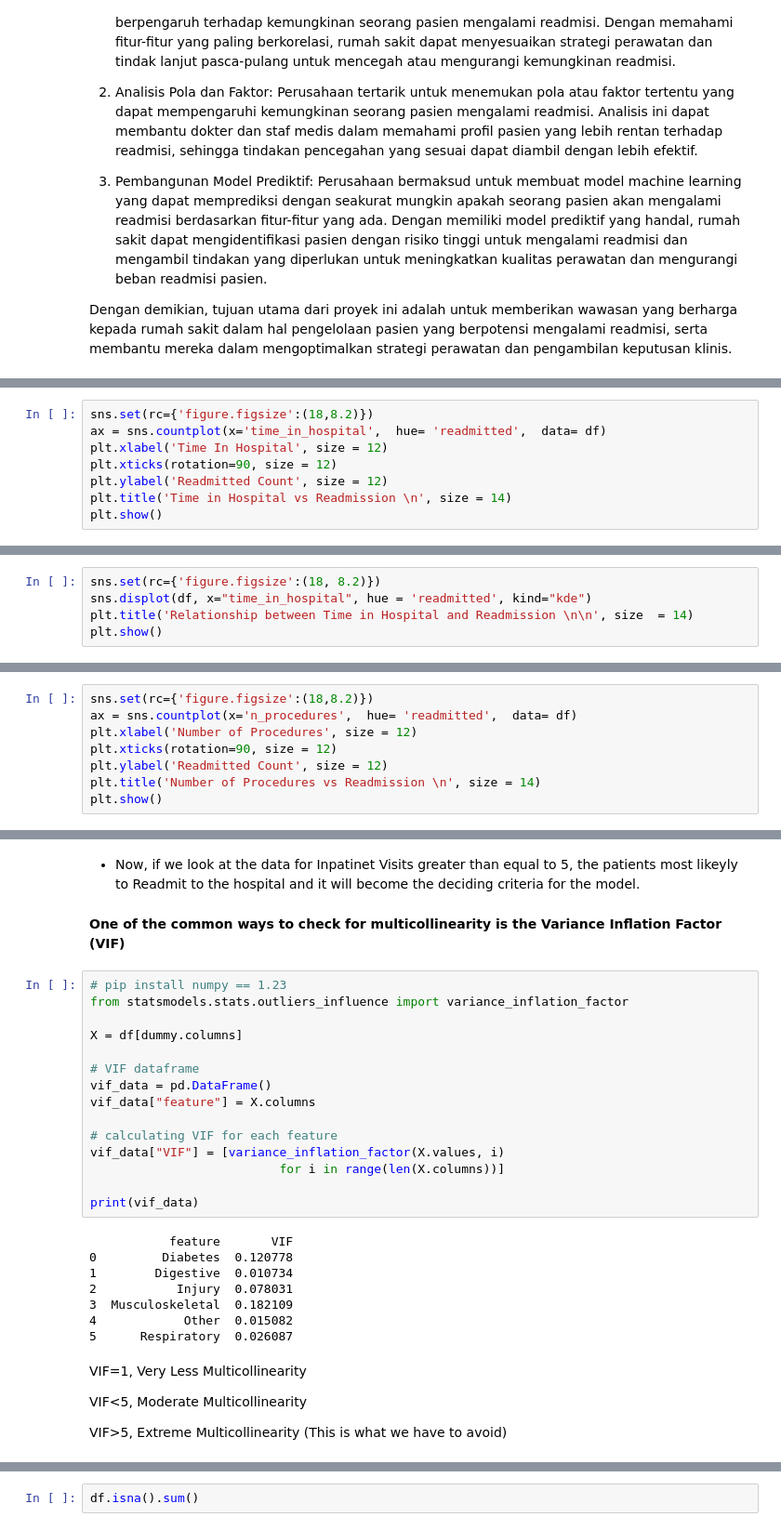
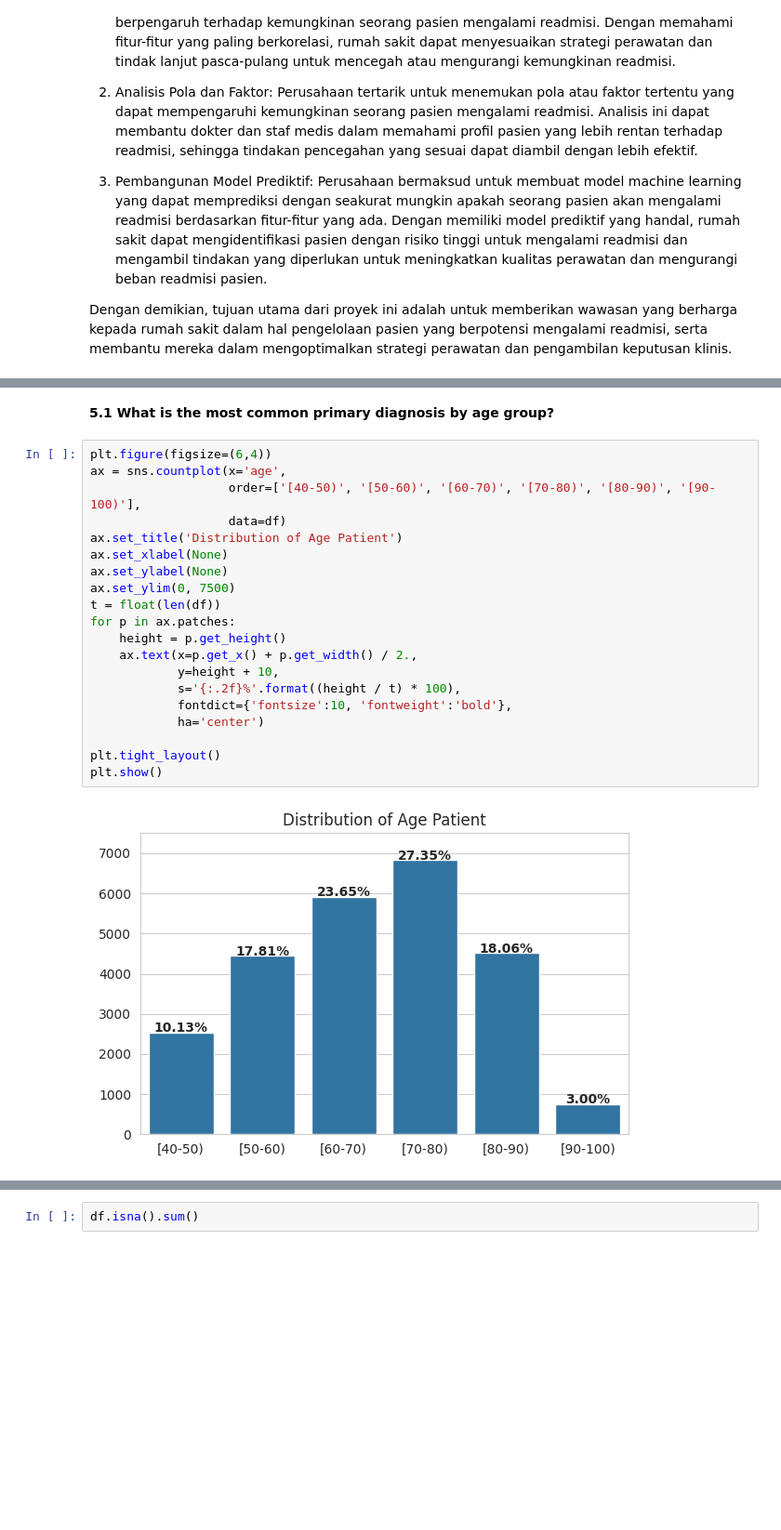
Before and after one commit to mfathul21/hospital-patient-readmissions, a Jupyter notebook: notebook.ipynb, the cells around one changed output, grey strips where cells are left out. Shown at 93% size. Drawn from its saved outputs; the diff is of its cells as text; blank space fills up the shorter version.

```diff
--- a/notebook.ipynb
+++ b/notebook.ipynb
@@ -421,8 +109,0 @@ Index(['age', 'time_in_hospital', 'n_lab_procedures', 'n_procedures',
-# %%
-sns.set(rc={'figure.figsize':(18,8.2)})
-ax = sns.countplot(x='time_in_hospital',  hue= 'readmitted',  data= df)
-plt.xlabel('Time In Hospital', size = 12)
-plt.xticks(rotation=90, size = 12)
-plt.ylabel('Readmitted Count', size = 12)
-plt.title('Time in Hospital vs Readmission \n', size = 14)
-plt.show()
@@ -431,5 +109,0 @@ plt.show()
-# %%
-sns.set(rc={'figure.figsize':(18, 8.2)})
-sns.displot(df, x="time_in_hospital", hue = 'readmitted', kind="kde")
-plt.title('Relationship between Time in Hospital and Readmission \n\n', size  = 14)
-plt.show()
@@ -467,8 +109,0 @@ Number of procedures performed during the hospital stay
-# %%
-sns.set(rc={'figure.figsize':(18,8.2)})
-ax = sns.countplot(x='n_procedures',  hue= 'readmitted',  data= df)
-plt.xlabel('Number of Procedures', size = 12)
-plt.xticks(rotation=90, size = 12)
-plt.ylabel('Readmitted Count', size = 12)
-plt.title('Number of Procedures vs Readmission \n', size = 14)
-plt.show()
@@ -588,33 +110,24 @@ plt.show()
-# %% [markdown]
-- Now, if we look at the data for Inpatinet Visits greater than equal to 5, the patients most likeyly to Readmit to the hospital and it will become the deciding criteria for the model.
-# %% [markdown]
-**One of the common ways to check for multicollinearity is the Variance Inflation Factor (VIF)**
-# %%
-# pip install numpy == 1.23
-from statsmodels.stats.outliers_influence import variance_inflation_factor
-
-X = df[dummy.columns]
-
-# VIF dataframe
-vif_data = pd.DataFrame()
-vif_data["feature"] = X.columns
-
-# calculating VIF for each feature
-vif_data["VIF"] = [variance_inflation_factor(X.values, i)
-                          for i in range(len(X.columns))]
-
-print(vif_data)
-# %% [output]
-           feature       VIF
-0         Diabetes  0.120778
-1        Digestive  0.010734
-2           Injury  0.078031
-3  Musculoskeletal  0.182109
-4            Other  0.015082
-5      Respiratory  0.026087
-# %% [markdown]
-VIF=1, Very Less Multicollinearity
-
-VIF<5, Moderate Multicollinearity
-
-VIF>5, Extreme Multicollinearity (This is what we have to avoid)
+# %% [markdown]
+**5.1 What is the most common primary diagnosis by age group?**
+# %%
+plt.figure(figsize=(6,4))
+ax = sns.countplot(x='age',
+                   order=['[40-50)', '[50-60)', '[60-70)', '[70-80)', '[80-90)', '[90-100)'],
+                   data=df)
+ax.set_title('Distribution of Age Patient')
+ax.set_xlabel(None)
+ax.set_ylabel(None)
+ax.set_ylim(0, 7500)
+t = float(len(df))
+for p in ax.patches:
+    height = p.get_height()
+    ax.text(x=p.get_x() + p.get_width() / 2.,
+            y=height + 10,
+            s='{:.2f}%'.format((height / t) * 100),
+            fontdict={'fontsize':10, 'fontweight':'bold'},
+            ha='center')
+
+plt.tight_layout()
+plt.show()
+# %% [output]
+[figure, added]
```
Also changed, not shown: parts of 96 cells of this notebook.
